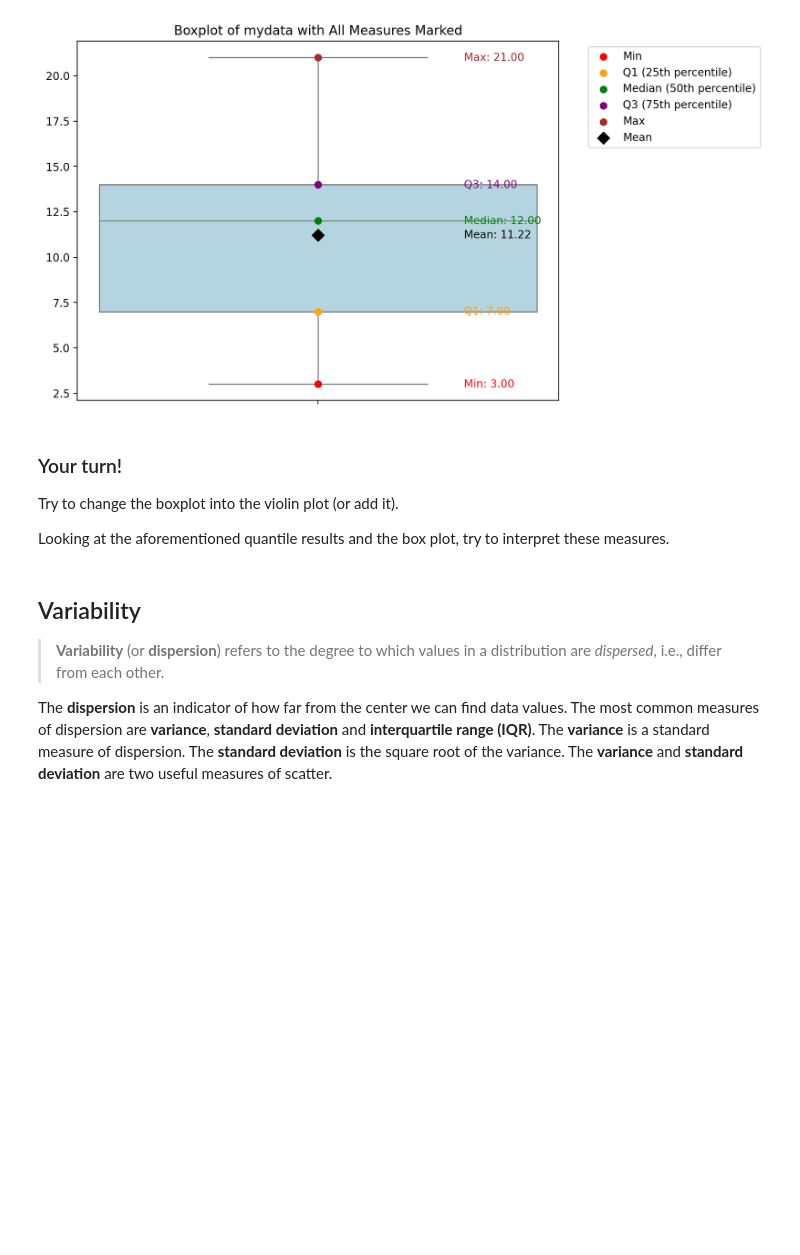
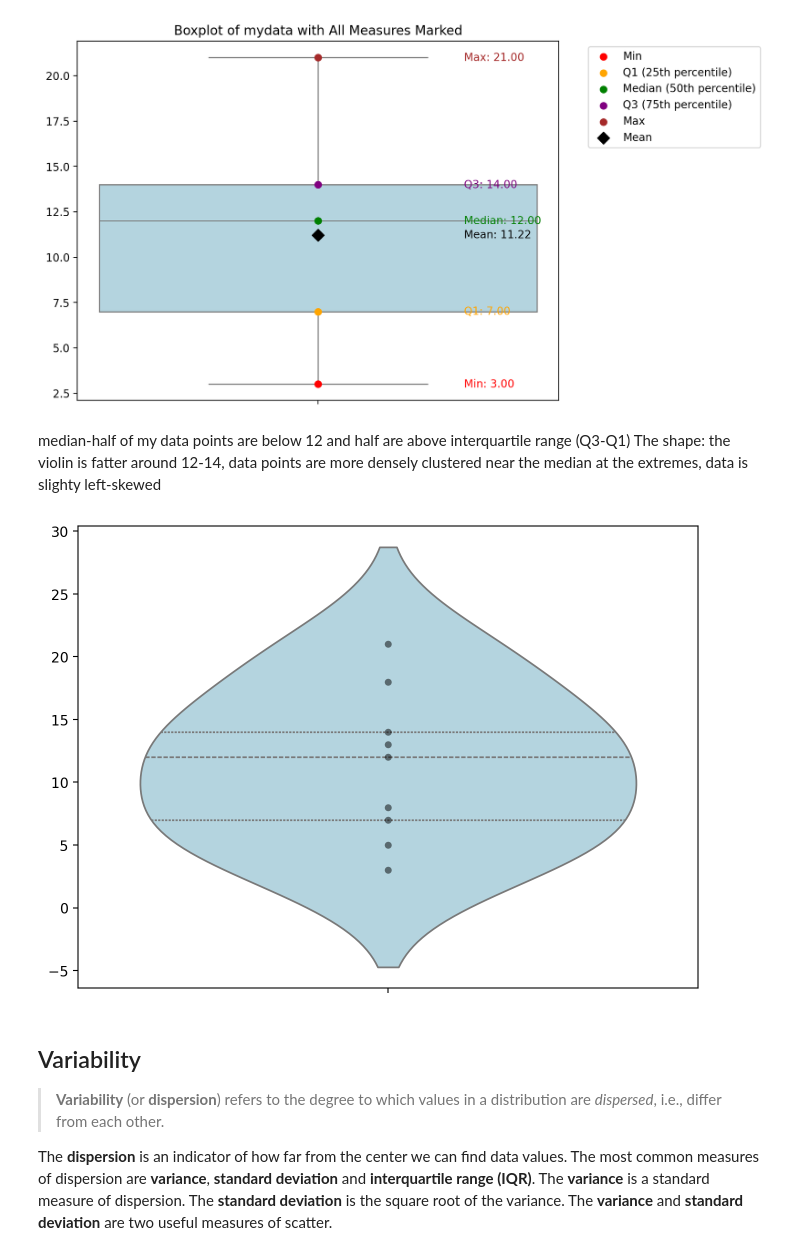
Before and after one commit to 208252/statistics, a Jupyter notebook: 09-univariate.ipynb, the cells around one changed output. Cells and saved outputs as stored; diff of their text form; code cells hidden in the pictures; blank space fills up the shorter version.

```diff
--- a/09-univariate.ipynb
+++ b/09-univariate.ipynb
@@ -591,11 +591,16 @@ plt.show()
 # %% [output]
 [figure]
 # %% [markdown]
-### Your turn!
-
-Try to change the boxplot into the violin plot (or add it).
-
-Looking at the aforementioned quantile results and the box plot, try to interpret these measures.
+median-half of my data points are below 12 and half are above
+interquartile range (Q3-Q1)
+The shape: the violin is fatter around 12-14, data points are more densely clustered near the median at the extremes, data is slighty left-skewed
+# %%
+fig,ax=plt.subplots(figsize=(8,6))
+sns.violinplot(data=mydata, ax=ax, color='lightblue', inner='quartile')
+sns.swarmplot(data=mydata, color='black', alpha=0.5)
+plt.show()
+# %% [output]
+[figure, added]
 # %% [markdown]
 ## Variability
 
```
Also changed, not shown: parts of 13 cells of this notebook, 3 other files.
